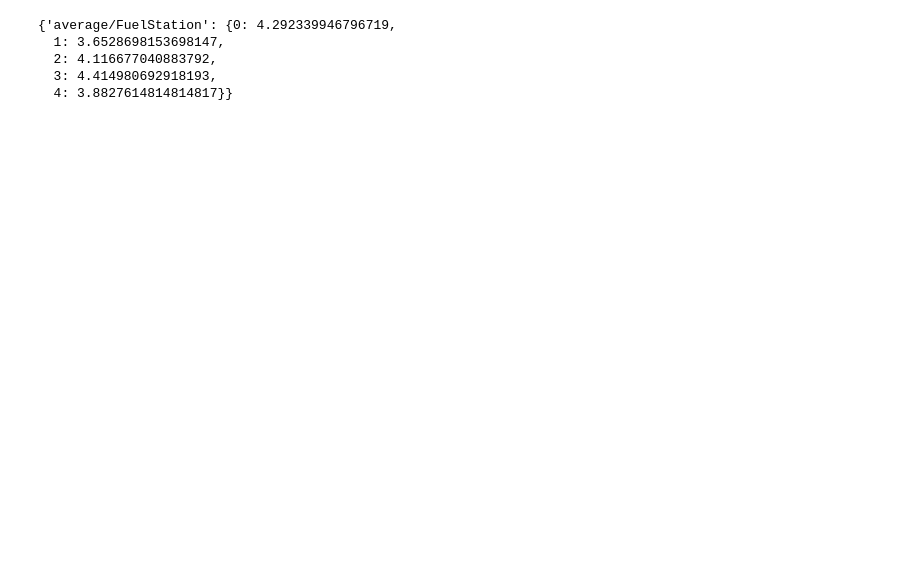
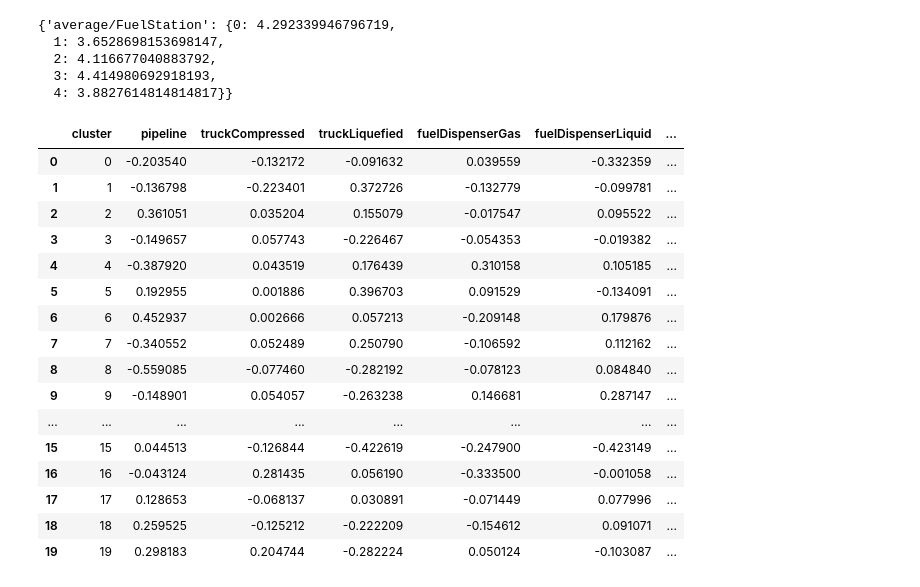
Before and after one commit to webber-energy-group/HOwDI, a Jupyter notebook: notebooks/monte_carlo_cluster.ipynb, the cells around one changed output. Saved outputs shown, nothing was run; the diff lists cells and outputs as text; code cells hidden in the pictures; blank space fills up the shorter version.

```diff
--- a/notebooks/monte_carlo_cluster.ipynb
+++ b/notebooks/monte_carlo_cluster.ipynb
@@ -61,3 +61,23 @@ clustered_data[["bin","average/FuelStation"]].groupby("bin").mean().to_dict()
   2: 4.116677040883792,
   3: 4.414980692918193,
   4: 3.8827614814814817}}
+# %%
+data[20][0]
+# %% [output]
+|  | cluster | pipeline | truckCompressed | truckLiquefied | fuelDispenserGas | fuelDispenserLiquid | ... |
+| 0 | 0 | -0.203540 | -0.132172 | -0.091632 | 0.039559 | -0.332359 | ... |
+| 1 | 1 | -0.136798 | -0.223401 | 0.372726 | -0.132779 | -0.099781 | ... |
+| 2 | 2 | 0.361051 | 0.035204 | 0.155079 | -0.017547 | 0.095522 | ... |
+| 3 | 3 | -0.149657 | 0.057743 | -0.226467 | -0.054353 | -0.019382 | ... |
+| 4 | 4 | -0.387920 | 0.043519 | 0.176439 | 0.310158 | 0.105185 | ... |
+| 5 | 5 | 0.192955 | 0.001886 | 0.396703 | 0.091529 | -0.134091 | ... |
+| 6 | 6 | 0.452937 | 0.002666 | 0.057213 | -0.209148 | 0.179876 | ... |
+| 7 | 7 | -0.340552 | 0.052489 | 0.250790 | -0.106592 | 0.112162 | ... |
+| 8 | 8 | -0.559085 | -0.077460 | -0.282192 | -0.078123 | 0.084840 | ... |
+| 9 | 9 | -0.148901 | 0.054057 | -0.263238 | 0.146681 | 0.287147 | ... |
+| ... | ... | ... | ... | ... | ... | ... | ... |
+| 15 | 15 | 0.044513 | -0.126844 | -0.422619 | -0.247900 | -0.423149 | ... |
+| 16 | 16 | -0.043124 | 0.281435 | 0.056190 | -0.333500 | -0.001058 | ... |
+| 17 | 17 | 0.128653 | -0.068137 | 0.030891 | -0.071449 | 0.077996 | ... |
+| 18 | 18 | 0.259525 | -0.125212 | -0.222209 | -0.154612 | 0.091071 | ... |
+| 19 | 19 | 0.298183 | 0.204744 | -0.282224 | 0.050124 | -0.103087 | ... |
```
Also changed, not shown: parts of 4 cells of this notebook, 14 other files.
